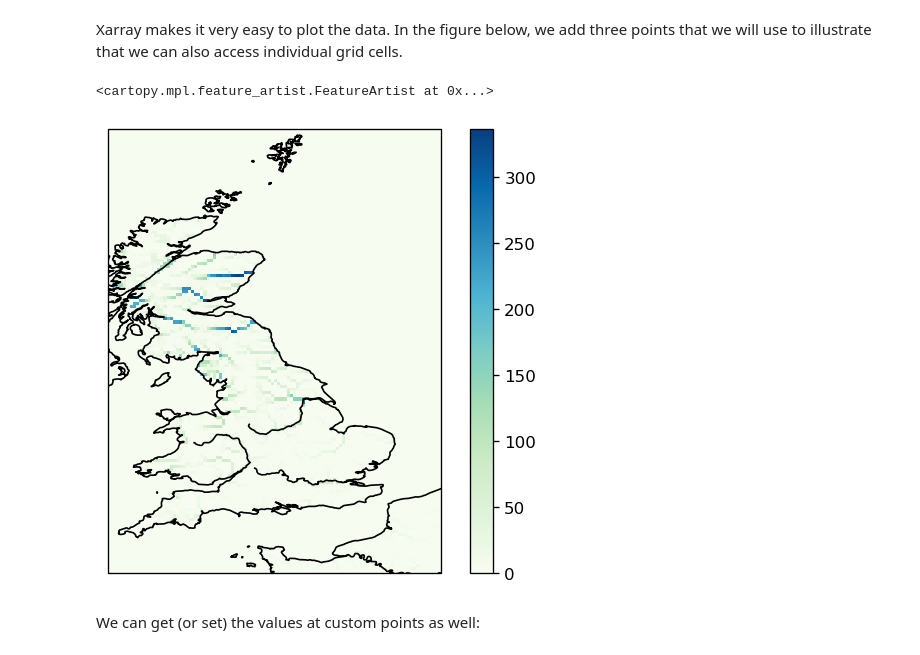
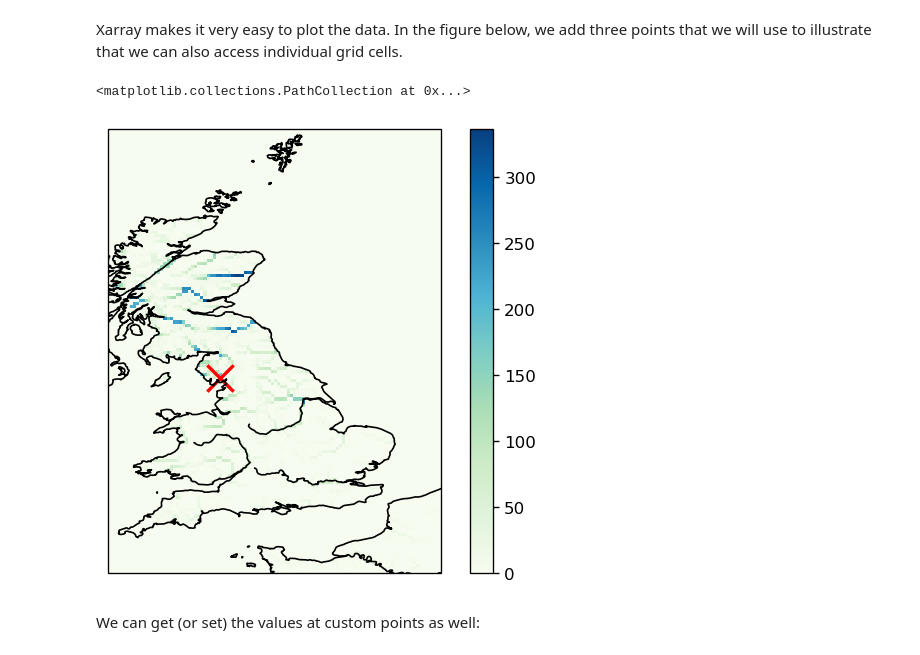
Before and after one commit to eWaterCycle/eurocsdms_workshop, a Jupyter notebook: book/oneModel/additional/pcrglobwb/example_model_run_pcrglobwb.ipynb, the cells around one changed output. Cells and saved outputs as stored; diff of their text form; code cells hidden in the pictures.

```diff
--- a/book/oneModel/additional/pcrglobwb/example_model_run_pcrglobwb.ipynb
+++ b/book/oneModel/additional/pcrglobwb/example_model_run_pcrglobwb.ipynb
@@ -192,20 +187,18 @@ Xarray makes it very easy to plot the data. In the figure below, we add three po
 # %%
 fig = plt.figure(dpi=120)
 ax = fig.add_subplot(111, projection=crs.PlateCarree())
 da.plot(ax=ax, cmap="GnBu")
 
 # Overlay ocean and coastines
 ax.add_feature(cfeature.OCEAN)
 ax.add_feature(cfeature.RIVERS, color="k")
 ax.coastlines()
 
-# Add some verification points
-#target_longitudes = [7.8, 10.2, 11]
-#target_latitudes = [50.3, 49.8, 47]
-#ax.scatter(target_longitudes, target_latitudes, s=250, c="r", marker="x", lw=2)
+# Add a red cross marker at the location of the Leven River at Newby Bridge
+ax.scatter(station_longitude, station_latitude, s=250, c="r", marker="x", lw=2)
 # %% [output]
-<cartopy.mpl.feature_artist.FeatureArtist at 0x...>
+<matplotlib.collections.PathCollection at 0x...>
-[figure, old version]
+[figure, new version]
 # %% [markdown]
 We can get (or set) the values at custom points as well:
 # %%
```
Also changed, not shown: parts of 3 cells of this notebook, 2 other files.
